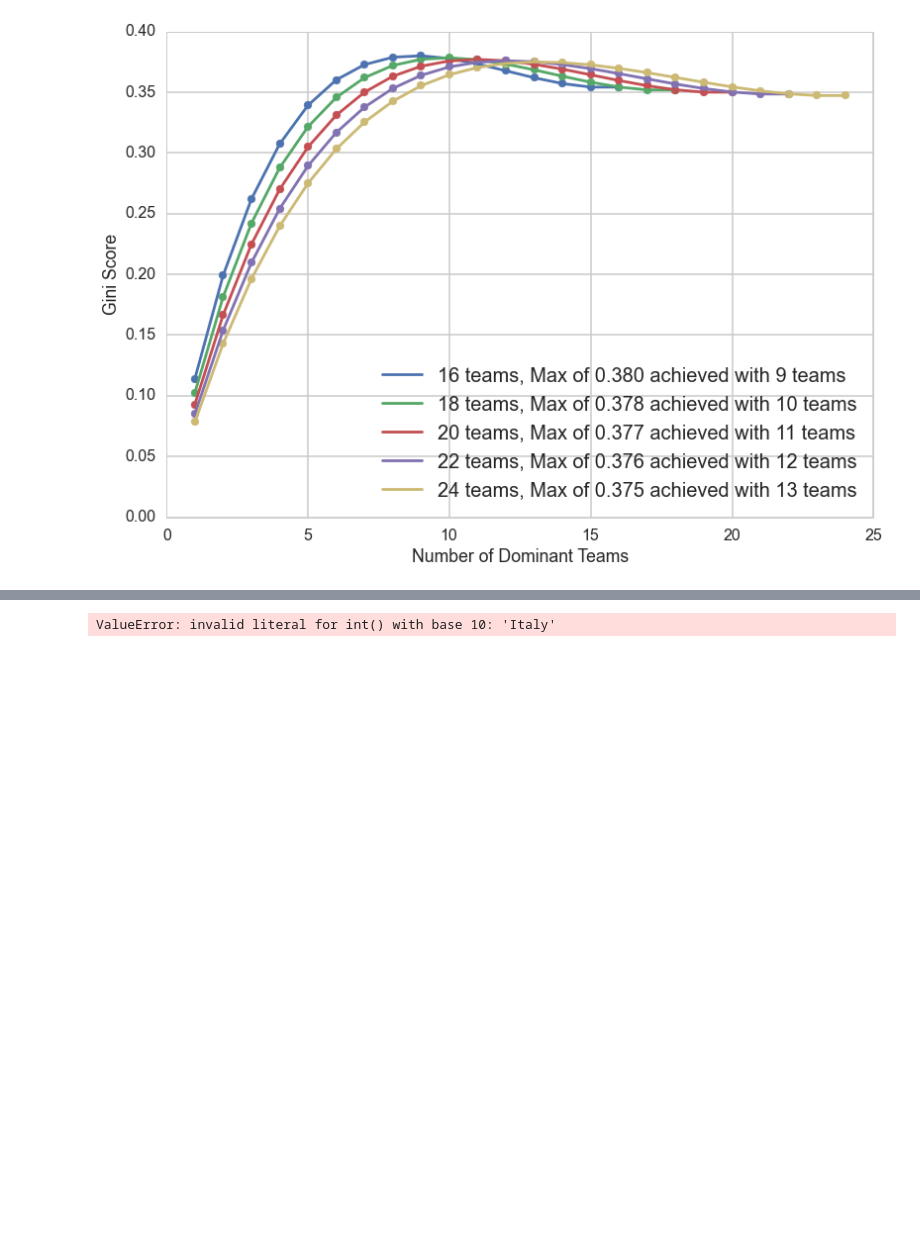
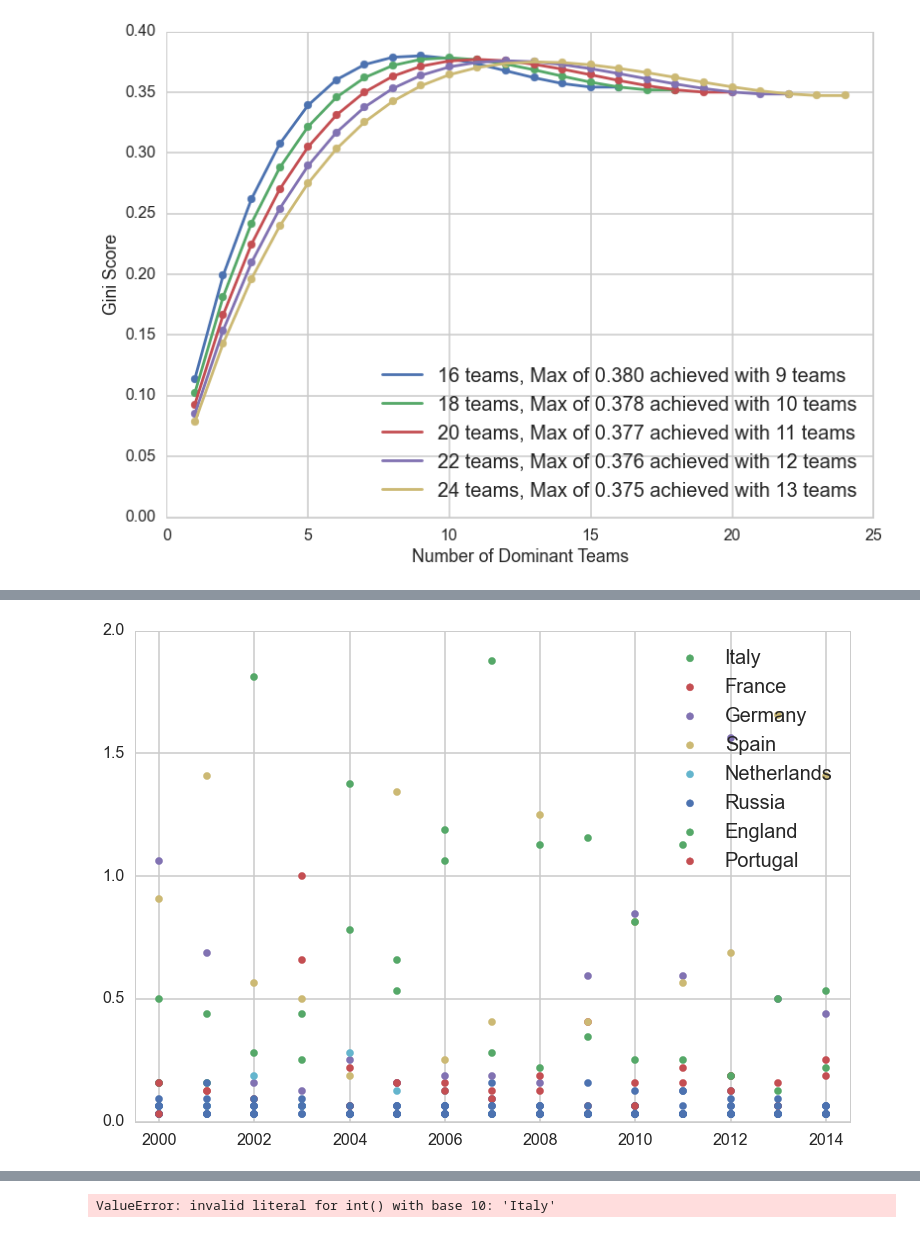
Before and after one commit to harvardsports/data, a Jupyter notebook: soccer-tables/EPL Parity Part 2.ipynb, the cells around one changed output, grey strips where cells are left out. Saved outputs shown, nothing was run; the diff lists cells and outputs as text; code cells hidden in the pictures; blank space fills up the shorter version.

```diff
--- a/soccer-tables/EPL Parity Part 2.ipynb
+++ b/soccer-tables/EPL Parity Part 2.ipynb
@@ -474,0 +400,17 @@ OLS Regression Results
+# %%
+cl_score_d = {}
+for k, v in d_.iteritems():
+    c = 1
+    while c:
+        try:
+            cl_score_d[k].append((temp_dict[k][c-1][0], cl_score(temp_dict[k][c-1][1])))
+            c += 1
+        except KeyError:
+            cl_score_d[k] = [(temp_dict[k][c-1][0], cl_score(temp_dict[k][c-1][1]))]
+        except IndexError:
+            break
+# %%
+best_counties_d = {sum([cl_score(v[1]) for v in vs]) : (k, vs) for k, vs in temp_dict.iteritems() }
+# %%
+for c in sorted(best_counties_d.keys(), reverse=True)[:8]:
+    print c, best_counties_d[c][0]
@@ -474,0 +426,23 @@ OLS Regression Results
+# %%
+def plott(vs, c, k = None):
+    for i, v in enumerate(vs):
+        if i:
+            plt.scatter(v[0], cl_score(v[1]), color = c, s=50)
+        else:
+            plt.scatter(v[0], cl_score(v[1]), color = c, s=50, label = k)
+# %%
+n = 8
+c = 1
+figsize=(16, 12)
+cs = sns.color_palette(n_colors=n+1)
+for k, vs in temp_dict.iteritems():
+    if k in [best_counties_d[c_][0] for c_ in sorted(best_counties_d.keys(), reverse=True)[:n]]:
+        plott(vs, cs[c], k)
+        c += 1
+    else:
+        plott(vs, cs[0])
+    plt.xlim([1999.5,2014.5])
+    plt.ylim([0, 2])
+    plt.legend(loc='upper right', prop={'size':20})
+# %% [output]
+[figure, added]
```
Also changed, not shown: parts of 59 cells of this notebook, 7 other files.
